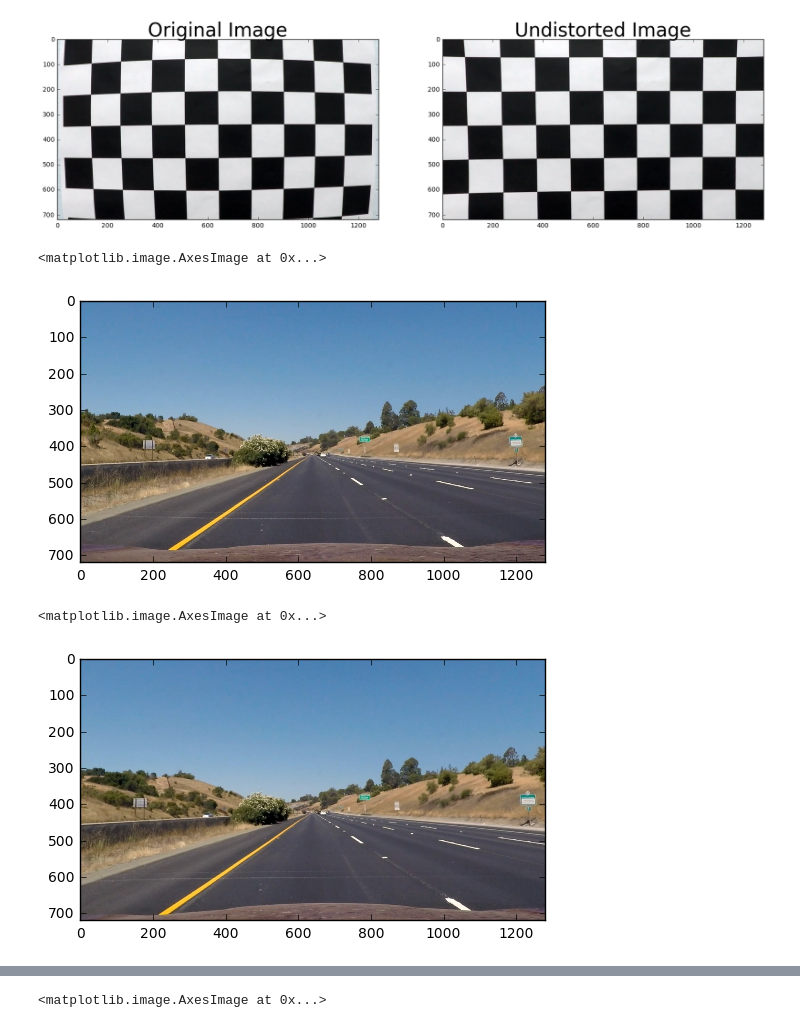
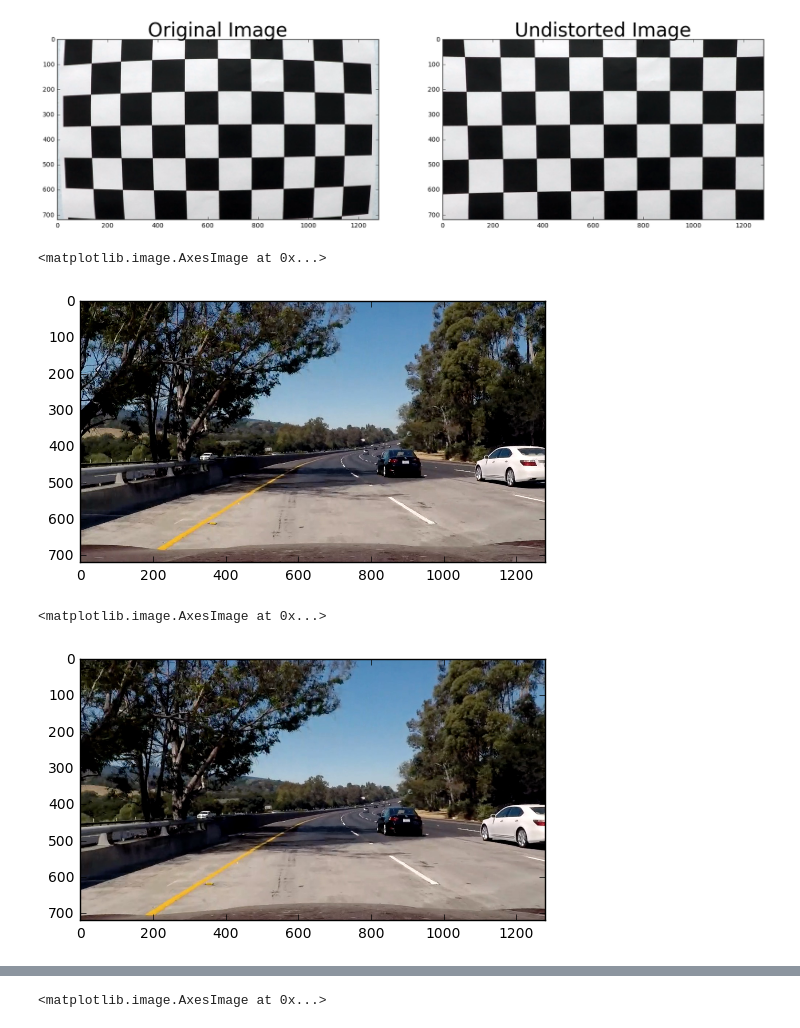
Before and after one commit to ddrm86/udacity-selfdriving-p4, a Jupyter notebook: p3_avanced_lanes_detector.ipynb, the cells around one changed output, grey strips where cells are left out. Drawn from its saved outputs; the diff is of its cells as text; code cells hidden in the pictures.

```diff
--- a/p3_avanced_lanes_detector.ipynb
+++ b/p3_avanced_lanes_detector.ipynb
@@ -49,18 +49,18 @@ ax2.set_title('Undistorted Image', fontsize=30)
 <matplotlib.text.Text at 0x...>
 [figure]
 # %%
-test_image = cv2.imread('test_images/straight_lines1.jpg')
+test_image = cv2.imread('test_images/test5.jpg')
 test_image = cv2.cvtColor(test_image, cv2.COLOR_BGR2RGB)
 plt.imshow(test_image)
 # %% [output]
 <matplotlib.image.AxesImage at 0x...>
-[figure, old version]
+[figure, new version]
 # %%
 undist_ti = undistort(test_image, mtx, dist)
 plt.imshow(undist_ti)
 # %% [output]
 <matplotlib.image.AxesImage at 0x...>
-[figure, old version]
+[figure, new version]
 # %%
 def abs_sobel_thresh(img, orient='x', thresh_min=0, thresh_max=255):
     gray = cv2.cvtColor(img, cv2.COLOR_RGB2GRAY)
```
Also changed, not shown: parts of 7 cells of this notebook.
